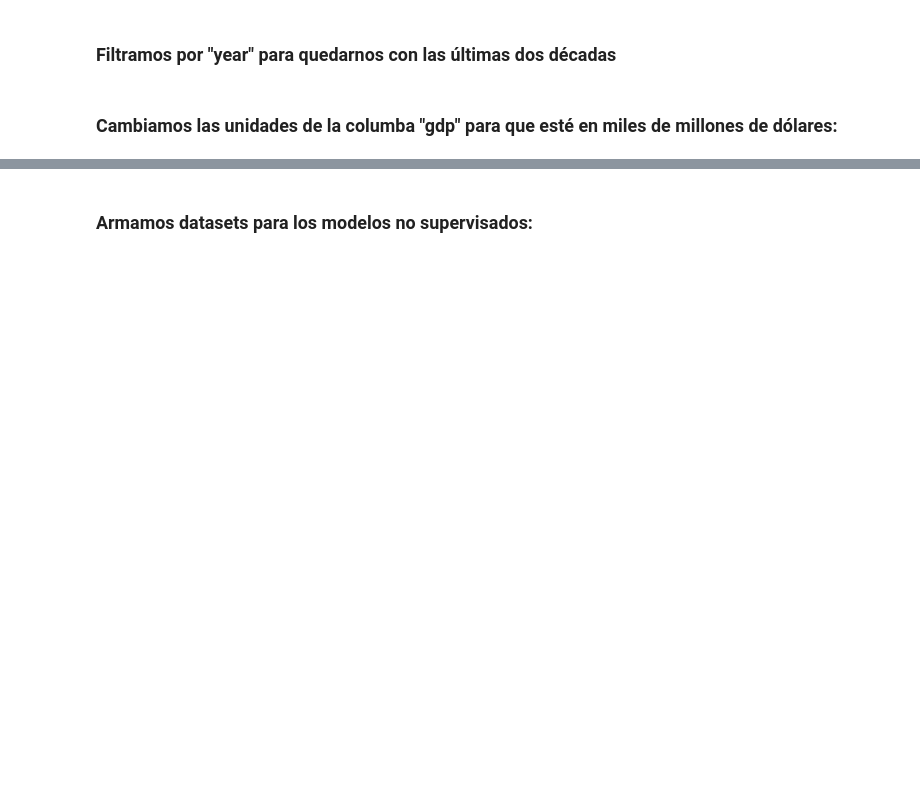
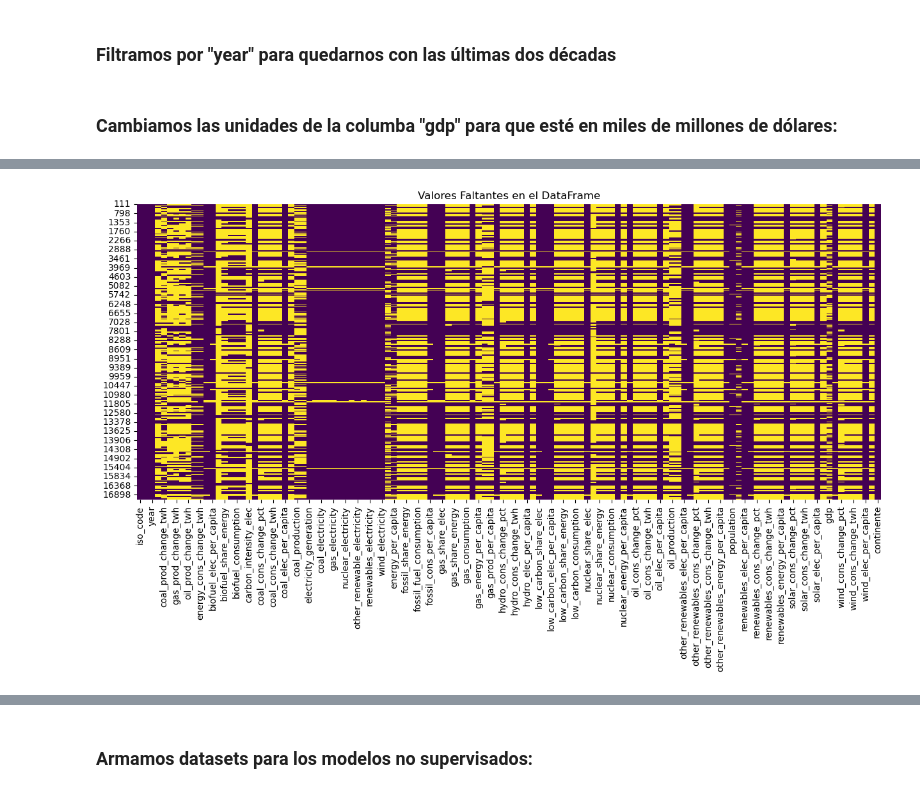
Before and after one commit to L-Ameneiro/EDA-Datasets, a Jupyter notebook: notebooks/limpieza_procesamiento_cem.ipynb, the cells around one changed output, grey strips where cells are left out. Drawn from its saved outputs; the diff is of its cells as text; code cells hidden in the pictures; blank space fills up the shorter version.

```diff
--- a/notebooks/limpieza_procesamiento_cem.ipynb
+++ b/notebooks/limpieza_procesamiento_cem.ipynb
@@ -37,0 +42,12 @@ wec["gdp"] = wec["gdp"]/10**9
+# %%
+# Mapeo entre códigos ISO y continentes
+iso_to_continent = {
+    'DZA': 'África', 'AGO': 'África', 'BEN': 'África', 'BWA': 'África', 'BFA': 'África', 'BDI': 'África', 'CMR': 'África', 'CPV': 'África', 'CAF': 'África', 'TCD': 'África', 'COM': 'África', 'COD': 'África', 'DJI': 'África', 'EGY': 'África', 'GNQ': 'África', 'ERI': 'África', 'ETH': 'África', 'GAB': 'África', 'GMB': 'África', 'GHA': 'África', 'GIN': 'África', 'GNB': 'África', 'CIV': 'África', 'KEN': 'África', 'LSO': 'África', 'LBR': 'África', 'LBY': 'África', 'MDG': 'África', 'MWI': 'África', 'MLI': 'África', 'MRT': 'África', 'MUS': 'África', 'MYT': 'África', 'MAR': 'África', 'MOZ': 'África', 'NAM': 'África', 'NER': 'África', 'NGA': 'África', 'COG': 'África', 'REU': 'África', 'RWA': 'África', 'SHN': 'África', 'STP': 'África', 'SEN': 'África', 'SYC': 'África', 'SLE': 'África', 'SOM': 'África', 'ZAF': 'África', 'SSD': 'África', 'SDN': 'África', 'SWZ': 'África', 'TZA': 'África', 'TGO': 'África', 'TUN': 'África', 'UGA': 'África', 'ESH': 'África', 'ZMB': 'África', 'ZWE': 'África',
+    'AFG': 'Asia', 'ARM': 'Asia', 'AZE': 'Asia', 'BHR': 'Asia', 'BGD': 'Asia', 'BTN': 'Asia', 'IOT': 'Asia', 'BRN': 'Asia', 'KHM': 'Asia', 'CHN': 'Asia', 'CCK': 'Asia', 'GEO': 'Asia', 'HKG': 'Asia', 'IND': 'Asia', 'IDN': 'Asia', 'IRN': 'Asia', 'IRQ': 'Asia', 'ISR': 'Asia', 'JPN': 'Asia', 'JOR': 'Asia', 'KAZ': 'Asia', 'KWT': 'Asia', 'KGZ': 'Asia', 'LAO': 'Asia', 'LBN': 'Asia', 'MAC': 'Asia', 'MYS': 'Asia', 'MDV': 'Asia', 'MNG': 'Asia', 'MMR': 'Asia', 'NPL': 'Asia', 'PRK': 'Asia', 'OMN': 'Asia', 'PAK': 'Asia', 'PSE': 'Asia', 'PHL': 'Asia', 'QAT': 'Asia', 'SAU': 'Asia', 'SGP': 'Asia', 'KOR': 'Asia', 'LKA': 'Asia', 'SYR': 'Asia', 'TWN': 'Asia', 'TJK': 'Asia', 'THA': 'Asia', 'TUR': 'Asia', 'TKM': 'Asia', 'ARE': 'Asia', 'UZB': 'Asia', 'VNM': 'Asia', 'YEM': 'Asia',
+    'ALA': 'Europa', 'ALB': 'Europa', 'AND': 'Europa', 'AUT': 'Europa', 'BLR': 'Europa', 'BEL': 'Europa', 'BIH': 'Europa', 'BGR': 'Europa', 'HRV': 'Europa', 'CYP': 'Europa', 'CZE': 'Europa', 'DNK': 'Europa', 'EST': 'Europa', 'FRO': 'Europa', 'FIN': 'Europa', 'FRA': 'Europa', 'DEU': 'Europa', 'GIB': 'Europa', 'GRC': 'Europa', 'GGY': 'Europa', 'HUN': 'Europa', 'ISL': 'Europa', 'IRL': 'Europa', 'IMN': 'Europa', 'ITA': 'Europa', 'JEY': 'Europa', 'XKX': 'Europa', 'LVA': 'Europa', 'LIE': 'Europa', 'LTU': 'Europa', 'LUX': 'Europa', 'MKD': 'Europa', 'MLT': 'Europa', 'MDA': 'Europa', 'MCO': 'Europa', 'MNE': 'Europa', 'NLD': 'Europa', 'NOR': 'Europa', 'OWID_KOS': 'Europa', 'POL': 'Europa', 'PRT': 'Europa', 'ROU': 'Europa', 'RUS': 'Europa', 'SMR': 'Europa', 'SRB': 'Europa', 'SCG': 'Europa', 'SVK': 'Europa', 'SVN': 'Europa', 'ESP': 'Europa', 'SJM': 'Europa', 'SWE': 'Europa', 'CHE': 'Europa', 'UKR': 'Europa', 'GBR': 'Europa', 'VAT': 'Europa',
+    'AIA': 'Norteamérica', 'ATG': 'Norteamérica', 'ABW': 'Norteamérica', 'BRB': 'Norteamérica', 'BLZ': 'Norteamérica', 'BMU': 'Norteamérica', 'BES': 'Norteamérica', 'VGB': 'Norteamérica', 'CAN': 'Norteamérica', 'CYM': 'Norteamérica', 'CRI': 'Norteamérica', 'CUB': 'Norteamérica', 'CUW': 'Norteamérica', 'DMA': 'Norteamérica', 'DOM': 'Norteamérica', 'SLV': 'Norteamérica', 'GRL': 'Norteamérica', 'GRD': 'Norteamérica', 'GLP': 'Norteamérica', 'GTM': 'Norteamérica', 'HTI': 'Norteamérica', 'HND': 'Norteamérica', 'JAM': 'Norteamérica', 'MTQ': 'Norteamérica', 'MEX': 'Norteamérica', 'MSR': 'Norteamérica', 'ANT': 'Norteamérica', 'NIC': 'Norteamérica', 'PAN': 'Norteamérica', 'PRI': 'Norteamérica', 'BLM': 'Norteamérica', 'KNA': 'Norteamérica', 'LCA': 'Norteamérica', 'MAF': 'Norteamérica', 'SPM': 'Norteamérica', 'VCT': 'Norteamérica', 'SXM': 'Norteamérica', 'BHS': 'Norteamérica', 'TTO': 'Norteamérica', 'TCA': 'Norteamérica', 'USA': 'Norteamérica', 'VIR': 'Norteamérica',
+    'ARG': 'Sudamérica', 'BOL': 'Sudamérica', 'BRA': 'Sudamérica', 'CHL': 'Sudamérica', 'COL': 'Sudamérica', 'ECU': 'Sudamérica', 'FLK': 'Sudamérica', 'GUF': 'Sudamérica', 'GUY': 'Sudamérica', 'PRY': 'Sudamérica', 'PER': 'Sudamérica', 'SUR': 'Sudamérica', 'URY': 'Sudamérica', 'VEN': 'Sudamérica',
+    'ASM': 'Oceanía', 'AUS': 'Oceanía', 'CXR': 'Oceanía', 'COK': 'Oceanía', 'FJI': 'Oceanía', 'PYF': 'Oceanía', 'GUM': 'Oceanía', 'KIR': 'Oceanía', 'MHL': 'Oceanía', 'FSM': 'Oceanía', 'NRU': 'Oceanía', 'NCL': 'Oceanía', 'NZL': 'Oceanía', 'NIU': 'Oceanía', 'NFK': 'Oceanía', 'MNP': 'Oceanía', 'PLW': 'Oceanía', 'PNG': 'Oceanía', 'PCN': 'Oceanía', 'WSM': 'Oceanía', 'SLB': 'Oceanía', 'TLS': 'Oceanía', 'TKL': 'Oceanía', 'TON': 'Oceanía', 'TUV': 'Oceanía', 'VUT': 'Oceanía', 'WLF': 'Oceanía'
+}
+# %%
+wec['continente'] = wec['iso_code'].map(iso_to_continent)
@@ -37,0 +59,8 @@ wec["gdp"] = wec["gdp"]/10**9
+# %%
+# visualización de valores faltantes
+plt.figure(figsize=(15, 6))
+sns.heatmap(wec.isnull(), cmap='viridis', cbar=False)
+plt.title('Valores Faltantes en el DataFrame')
+plt.show()
+# %% [output]
+[figure, added]
```
Also changed, not shown: parts of 53 cells of this notebook, 21 other files.
